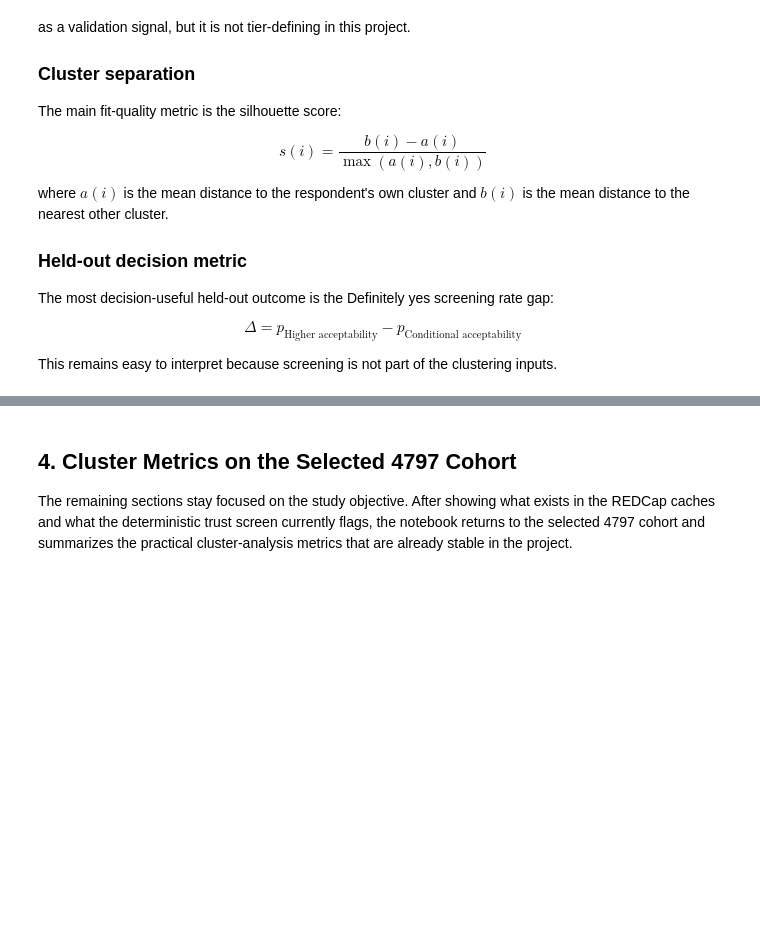
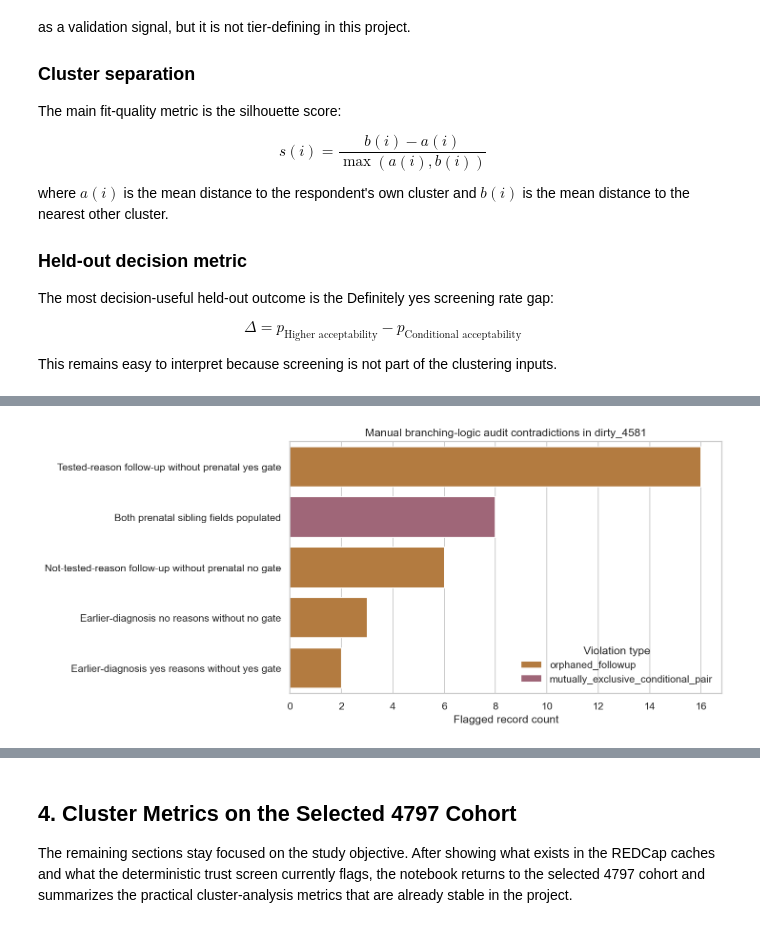
Before and after one commit to namo507/esd-redcap-metadata-watcher, a Jupyter notebook: projects/caregiver-cluster-analysis/caregiver_cluster_simple_metrics.ipynb, the cells around one changed output, grey strips where cells are left out. Saved outputs shown, nothing was run; the diff lists cells and outputs as text; code cells hidden in the pictures; blank space fills up the shorter version.

```diff
--- a/projects/caregiver-cluster-analysis/caregiver_cluster_simple_metrics.ipynb
+++ b/projects/caregiver-cluster-analysis/caregiver_cluster_simple_metrics.ipynb
@@ -407,0 +416,81 @@ display(false_positive[["rule", "flagged_n", "false_positive_pct"]].round(2))
+# %%
+branching_audit = load_output_table("table_34_branching_logic_audit.csv")
+manual_branching_families = [
+    "prenatal_testing_mutually_exclusive_pair",
+    "prenatal_tested_reason_without_prenatal_yes",
+    "prenatal_not_tested_reason_without_prenatal_no",
+    "earlier_diagnosis_yes_reason_without_yes_gate",
+    "earlier_diagnosis_no_reason_without_no_gate",
+]
+family_labels = {
+    "prenatal_testing_mutually_exclusive_pair": "Both prenatal sibling fields populated",
+    "prenatal_tested_reason_without_prenatal_yes": "Tested-reason follow-up without prenatal yes gate",
+    "prenatal_not_tested_reason_without_prenatal_no": "Not-tested-reason follow-up without prenatal no gate",
+    "earlier_diagnosis_yes_reason_without_yes_gate": "Earlier-diagnosis yes reasons without yes gate",
+    "earlier_diagnosis_no_reason_without_no_gate": "Earlier-diagnosis no reasons without no gate",
+    "child_age_band_count_exceeds_child_count": "Legacy R8 age-band count check",
+}
+manual_branching_audit = branching_audit.loc[
+    branching_audit["family"].isin(manual_branching_families)
+] .copy()
+manual_branching_audit["family_label"] = manual_branching_audit["family"].map(family_labels)
+branching_summary = (
+    manual_branching_audit.groupby(["family_label", "violation_type"], as_index=False)
+    .agg(flagged_records_n=("record_id", "nunique"))
+    .sort_values(["flagged_records_n", "family_label"], ascending=[False, True])
+)
+branching_case_table = (
+    manual_branching_audit[
+        [
+            "record_id",
+            "family_label",
+            "violation_type",
+            "gating_logic",
+            "gating_values",
+            "observed_values",
+        ]
+    ]
+    .rename(
+        columns={
+            "record_id": "dirty_4581_record_id",
+            "family_label": "audit_family",
+            "violation_type": "audit_type",
+            "gating_logic": "expected_branching_logic",
+            "gating_values": "saved_gate_values",
+            "observed_values": "saved_conflicting_values",
+        }
+    )
+    .sort_values(["audit_family", "dirty_4581_record_id"])
+)
+legacy_r8_summary = (
+    branching_audit.loc[~branching_audit["family"].isin(manual_branching_families)]
+    .groupby("family", as_index=False)
+    .agg(flagged_records_n=("record_id", "nunique"))
+)
+legacy_r8_summary["family"] = legacy_r8_summary["family"].map(family_labels).fillna(legacy_r8_summary["family"])
+
+fig, ax = plt.subplots(figsize=(10.5, 4.8))
+sns.barplot(
+    data=branching_summary,
+    x="flagged_records_n",
+    y="family_label",
+    hue="violation_type",
+    palette={
+        "mutually_exclusive_conditional_pair": config["figures"]["pink"],
+        "orphaned_followup": config["figures"]["orange"],
+    },
+    ax=ax,
+)
+ax.set_title("Manual branching-logic audit contradictions in dirty_4581")
+ax.set_xlabel("Flagged record count")
+ax.set_ylabel("")
+ax.legend(frameon=False, title="Violation type")
+plt.tight_layout()
+plt.show()
+
+display(branching_summary)
+display(branching_case_table)
+if not legacy_r8_summary.empty:
+    display(legacy_r8_summary.rename(columns={"family": "legacy_r8_family"}))
+# %% [output]
+[figure, added]
```
Also changed, not shown: parts of 7 cells of this notebook, 35 other files.
